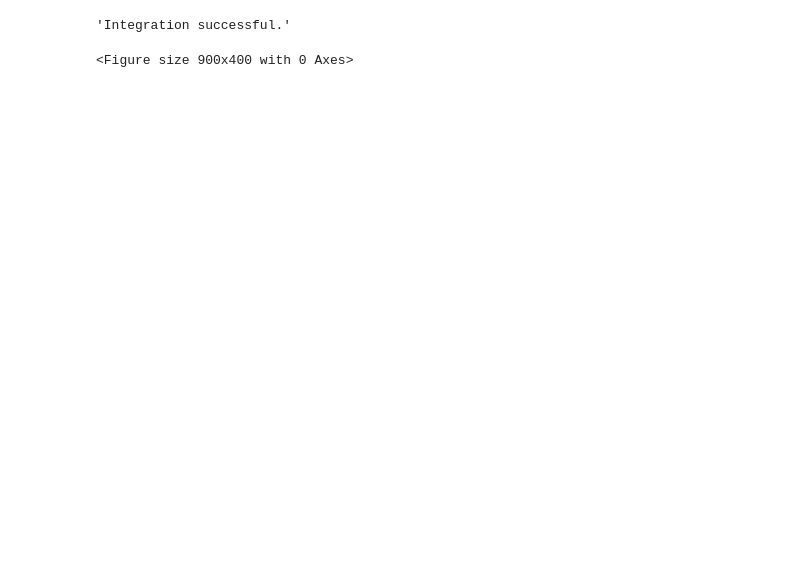
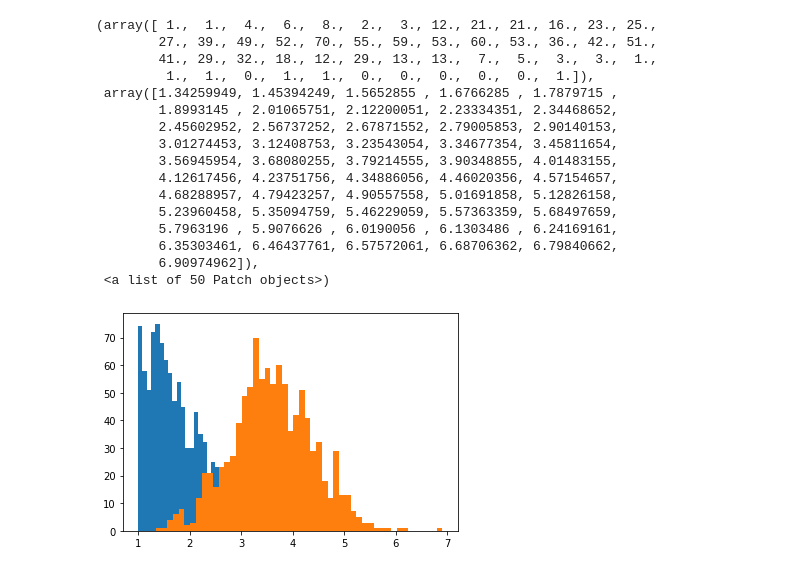
Before and after one commit to WDash1/MMSC-Nanoparticles-Case-Study, a Jupyter notebook: distribution_evolution.ipynb, the cells around one changed output. Drawn from its saved outputs; the diff is of its cells as text; code cells hidden in the pictures; blank space fills up the shorter version.

```diff
--- a/distribution_evolution.ipynb
+++ b/distribution_evolution.ipynb
@@ -5,7 +5,7 @@ import pylab as pl
 %matplotlib inline
 # %%
 lcap = 6e-9
-num  = 50000
+num  = 1000
 R0   = (1 + abs(np.random.randn(num))) * 1e-9
 cinf = 55.33
 cs   = 5.53e-2
@@ -14,13 +14,21 @@ D    = 3.01e-18
 k    = 7.97e-10
 N0   = 8.04e21
 beta = 4 * np.pi * N0 * R0**3 / (3 * Vm)
-Da1  = D/(k * R0)
+Da   = D/(k * R0)
 # %%
 delta_C = cinf - cs * np.exp(lcap/R0)
 minarg  = np.argmin(R0**2 / delta_C)
 t0      = (R0**2 / (Vm * D * delta_C))[minarg]
 # %%
-def dR_dt(R, t, Da):
-    dRdt =   ((R0[minarg] / R0)**2 / delta_C[minarg]) \
-           * (cinf - np.sum(beta * R**3) / num - cs * np.exp(lcap / (R0 * R)))/(Da + R)
+def dR_dt(t, R):
+
+    ind     = R * R0 < 1e-10
+    nind    = np.invert(ind)
+    N       = np.where(nind)[0].size
+    csolute = cinf - np.sum(beta[nind] * R[nind]**3) / N
+
+    dRdt       = np.zeros(num)
+    dRdt[nind] =   ((R0[minarg] / R0[nind])**2 / delta_C[minarg]) \
+                 * (cinf - np.sum(beta[nind] * R[nind]**3) / num - cs * np.exp(lcap / (R0[nind] * R[nind])))/(Da[nind] + R[nind])
+
     return dRdt
@@ -29,7 +35,5 @@ t = np.append(np.linspace(0, 20, 401)[:-1], np.linspace(20, 950, 301))
+# %%
+t_final = 1000
 # %%
 Rinit = np.ones(num)
-sol1  = odeint(dR_dt, Rinit, t, args = (Da1,), rtol = 1e-8, full_output = 1)
+sol1  = solve_ivp(dR_dt, (0, t_final), Rinit)
-# %%
-sol1[1]['message']
-# %% [output]
-'Integration successful.'
@@ -36,12 +42,32 @@ sol1[1]['message']
 # %%
-for time_index, t0 in enumerate(t):
-    pl.hist(R0 * sol1[0][time_index] / 1e-9, 50)
-    pl.xlim([0.8, 7])
-    pl.ylim([0, 4000])
-    pl.xlabel(r'Size(in nm)')
-    pl.ylabel(r'$N$')
-    pl.title('Time = %3.2f'%(t[time_index]) + r'$\tau$')
-    pl.savefig('images/%04d'%(time_index) + '.png', bbox_inches = 'tight')
-    pl.clf()
+# for time_index, t0 in enumerate(t):
+#     print(time_index)
+#     pl.hist(R0 * sol1[0][time_index] / 1e-9, 50)
+#     pl.xlim([0.8, 7])
+#     pl.ylim([0, 4000])
+#     pl.xlabel(r'Size(in nm)')
+#     pl.ylabel(r'$N$')
+#     pl.title('Time = %3.2f'%(t[time_index]) + r'$\tau$')
+#     pl.savefig('images/%04d'%(time_index) + '.png', dpi = 50)
+#     pl.clf()
-# %% [output]
-<Figure size 900x400 with 0 Axes>
+# %%
+pl.hist(R0 * sol1['y'][:, 0] / 1e-9, 50)
+pl.hist(R0 * sol1['y'][:, -1] / 1e-9, 50)
+# %% [output]
+(array([ 1.,  1.,  4.,  6.,  8.,  2.,  3., 12., 21., 21., 16., 23., 25.,
+        27., 39., 49., 52., 70., 55., 59., 53., 60., 53., 36., 42., 51.,
+        41., 29., 32., 18., 12., 29., 13., 13.,  7.,  5.,  3.,  3.,  1.,
+         1.,  1.,  0.,  1.,  1.,  0.,  0.,  0.,  0.,  0.,  1.]),
+ array([1.34259949, 1.45394249, 1.5652855 , 1.6766285 , 1.7879715 ,
+        1.8993145 , 2.01065751, 2.12200051, 2.23334351, 2.34468652,
+        2.45602952, 2.56737252, 2.67871552, 2.79005853, 2.90140153,
+        3.01274453, 3.12408753, 3.23543054, 3.34677354, 3.45811654,
+        3.56945954, 3.68080255, 3.79214555, 3.90348855, 4.01483155,
+        4.12617456, 4.23751756, 4.34886056, 4.46020356, 4.57154657,
+        4.68288957, 4.79423257, 4.90557558, 5.01691858, 5.12826158,
+        5.23960458, 5.35094759, 5.46229059, 5.57363359, 5.68497659,
+        5.7963196 , 5.9076626 , 6.0190056 , 6.1303486 , 6.24169161,
+        6.35303461, 6.46437761, 6.57572061, 6.68706362, 6.79840662,
+        6.90974962]),
+ <a list of 50 Patch objects>)
+[figure, added]
```
Also changed, not shown: parts of 7 cells of this notebook, 12 other files.
